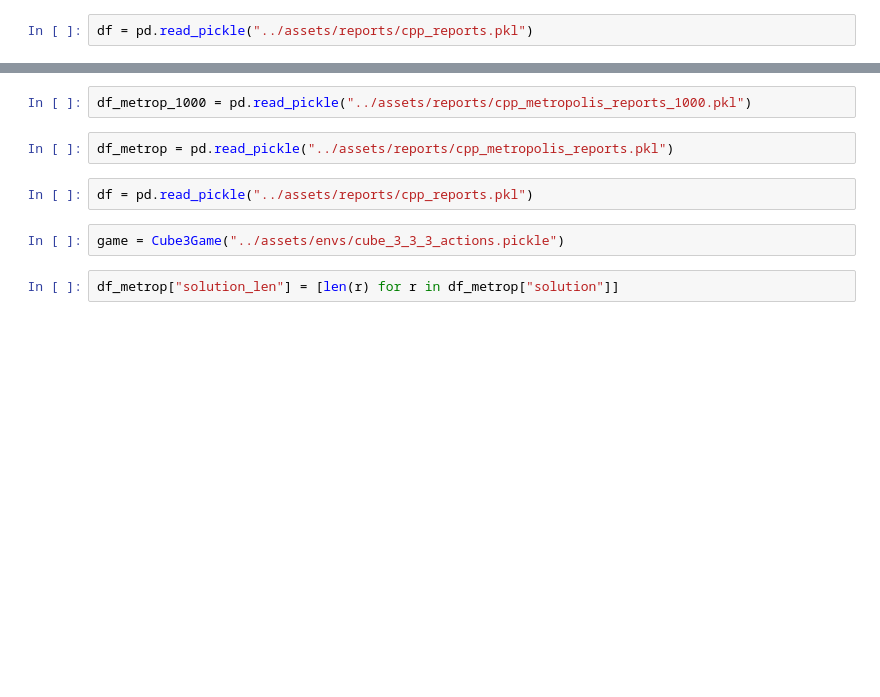
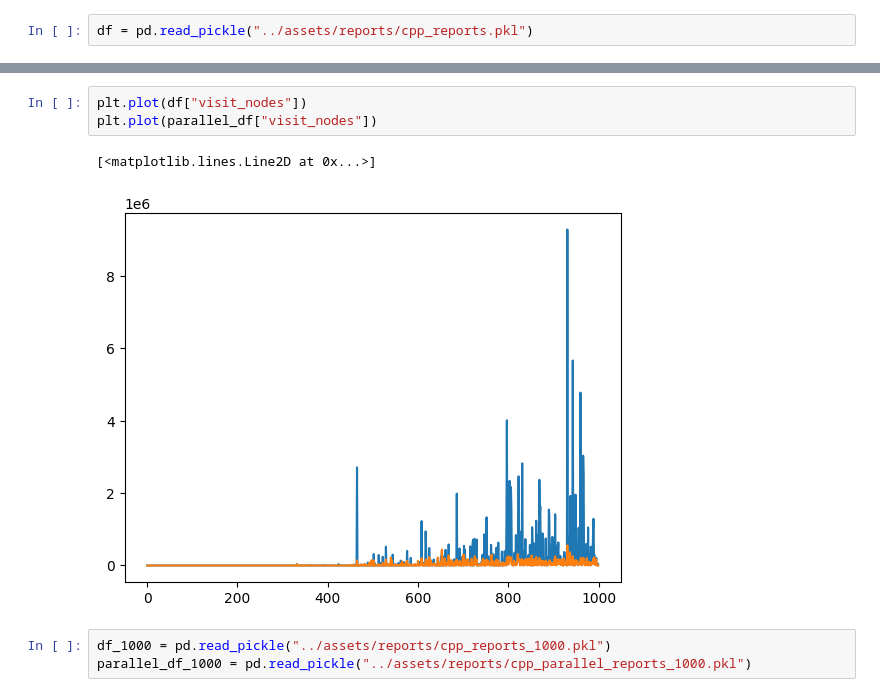
Before and after one commit to tttzof351/DeepDeepCube, a Jupyter notebook: notebooks/playground.ipynb, the cells around one changed output, grey strips where cells are left out. Drawn from its saved outputs; the diff is of its cells as text; blank space fills up the shorter version.

```diff
--- a/notebooks/playground.ipynb
+++ b/notebooks/playground.ipynb
@@ -73,10 +53,9 @@ df_1000 = pd.read_pickle("../assets/reports/cpp_reports_1000.pkl")
+# %%
+plt.plot(df["visit_nodes"])
+plt.plot(parallel_df["visit_nodes"])
+# %% [output]
+[<matplotlib.lines.Line2D at 0x...>]
+[figure, added]
 # %%
-df_metrop_1000 = pd.read_pickle("../assets/reports/cpp_metropolis_reports_1000.pkl")
+df_1000 = pd.read_pickle("../assets/reports/cpp_reports_1000.pkl")
+parallel_df_1000 = pd.read_pickle("../assets/reports/cpp_parallel_reports_1000.pkl")
-# %%
-df_metrop = pd.read_pickle("../assets/reports/cpp_metropolis_reports.pkl")
-# %%
-df = pd.read_pickle("../assets/reports/cpp_reports.pkl")
-# %%
-game = Cube3Game("../assets/envs/cube_3_3_3_actions.pickle")
-# %%
-df_metrop["solution_len"] = [len(r) for r in df_metrop["solution"]]
```
Also changed, not shown: parts of 22 cells of this notebook, 2 other files.
